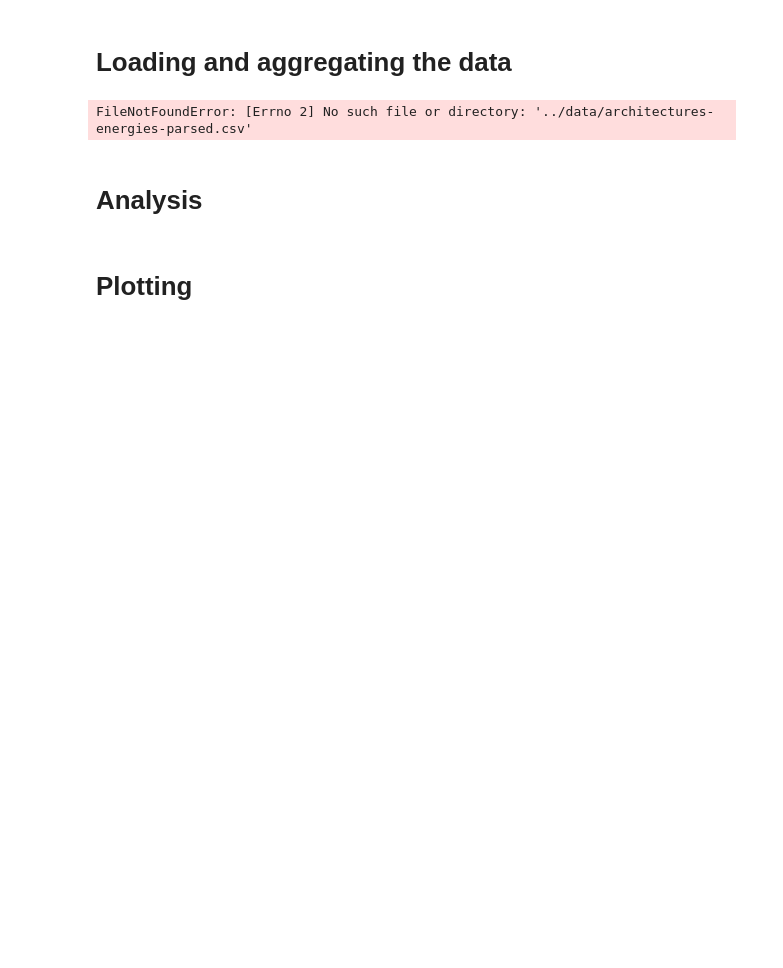
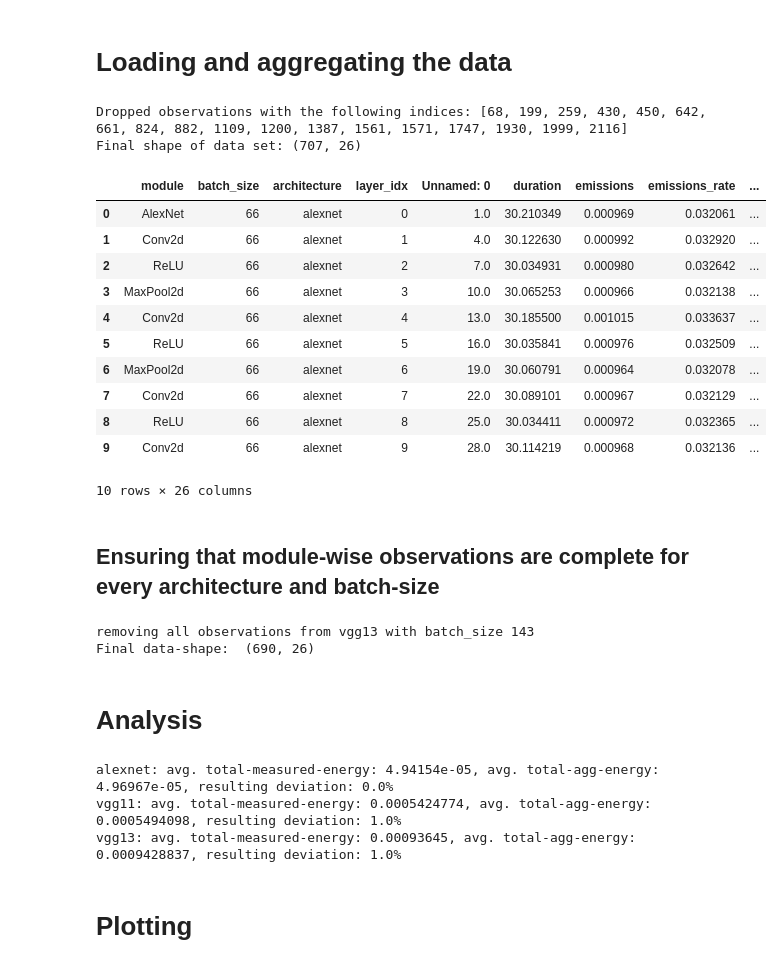
Before and after one commit to JohannesGetzner/dl-energy-estimator, a Jupyter notebook: experiments/module-wise-energy-analysis.ipynb, the cells around one changed output. Saved outputs shown, nothing was run; the diff lists cells and outputs as text; code cells hidden in the pictures; blank space fills up the shorter version.

```diff
--- a/experiments/module-wise-energy-analysis.ipynb
+++ b/experiments/module-wise-energy-analysis.ipynb
@@ -12,11 +26,45 @@ from utils.data_utils import preprocess_and_normalize_energy_data
 # %% [markdown]
 # Loading and aggregating the data
 # %%
-df_unnormalized = pd.read_csv('../data/architectures-energies-parsed.csv')
-df = preprocess_and_normalize_energy_data(df_unnormalized,['module','batch_size','architecture','layer_idx'], aggregate=True)
-df.head()
+df_unnormalized = pd.read_csv('../data/architectures-energies-2-parsed.csv')
+df = preprocess_and_normalize_energy_data(
+    df_unnormalized,
+    ['module','batch_size','architecture','layer_idx'],
+    aggregate=True,
+    slurm_log_info=('../data/slurm-7520393.out','architectures'),
+    num_repeat_config=3
+)
+df.head(n=10)
 # %% [output]
-FileNotFoundError: [Errno 2] No such file or directory: '../data/architectures-energies-parsed.csv'
+Dropped observations with the following indices: [68, 199, 259, 430, 450, 642, 661, 824, 882, 1109, 1200, 1387, 1561, 1571, 1747, 1930, 1999, 2116]
+Final shape of data set: (707, 26)
+|  | module | batch_size | architecture | layer_idx | Unnamed: 0 | duration | emissions | emissions_rate | ... |
+| 0 | AlexNet | 66 | alexnet | 0 | 1.0 | 30.210349 | 0.000969 | 0.032061 | ... |
+| 1 | Conv2d | 66 | alexnet | 1 | 4.0 | 30.122630 | 0.000992 | 0.032920 | ... |
+| 2 | ReLU | 66 | alexnet | 2 | 7.0 | 30.034931 | 0.000980 | 0.032642 | ... |
+| 3 | MaxPool2d | 66 | alexnet | 3 | 10.0 | 30.065253 | 0.000966 | 0.032138 | ... |
+| 4 | Conv2d | 66 | alexnet | 4 | 13.0 | 30.185500 | 0.001015 | 0.033637 | ... |
+| 5 | ReLU | 66 | alexnet | 5 | 16.0 | 30.035841 | 0.000976 | 0.032509 | ... |
+| 6 | MaxPool2d | 66 | alexnet | 6 | 19.0 | 30.060791 | 0.000964 | 0.032078 | ... |
+| 7 | Conv2d | 66 | alexnet | 7 | 22.0 | 30.089101 | 0.000967 | 0.032129 | ... |
+| 8 | ReLU | 66 | alexnet | 8 | 25.0 | 30.034411 | 0.000972 | 0.032365 | ... |
+| 9 | Conv2d | 66 | alexnet | 9 | 28.0 | 30.114219 | 0.000968 | 0.032136 | ... |
+10 rows × 26 columns
+# %% [markdown]
+## Ensuring that module-wise observations are complete for every architecture and batch-size
+# %%
+for a in df.architecture.unique():
+    sub = df.loc[df.architecture == a]
+    num_modules_a = len(get_modules_from_architecture(architectures_dict[a]))
+    for b in sub.batch_size.unique():
+        sub_b = sub.loc[sub.batch_size == b]
+        if num_modules_a+1 - len(sub_b) != 0:
+            print(f"removing all observations from {a} with batch_size {b}")
+            df = df.drop(index=sub_b.index)
+print("Final data-shape: ", df.shape)
+# %% [output]
+removing all observations from vgg13 with batch_size 143
+Final data-shape:  (690, 26)
 # %% [markdown]
 # Analysis
 # %%
@@ -44,7 +92,11 @@ for a in df.architecture.unique():
         total_agg_energies.append(total_agg_energy)
         total_measured_energies.append(total_measured_energy)
     # print avg energies; compare energy when running the full architecture vs summing the energy over the individual modules
-    print(f"{a}: avg. total-measured-energy: {np.round(np.mean(total_measured_energies),10)}, avg. total-agg-energy: {np.round(np.mean(total_agg_energies),10)}, resulting deviation: {np.round(np.mean([(b - a) / b for a, b in zip(total_measured_energies, total_agg_energies)]),2)*100}%")
+    print(f"{a}: avg. total-measured-energy: {np.round(np.mean(total_measured_energies),10)}, avg. total-agg-energy: {np.round(np.mean(total_agg_energies),10)}, resulting deviation: {abs(np.round(np.mean([(b - a) / b for a, b in zip(total_measured_energies, total_agg_energies)]),2)*100)}%")
+# %% [output]
+alexnet: avg. total-measured-energy: 4.94154e-05, avg. total-agg-energy: 4.96967e-05, resulting deviation: 0.0%
+vgg11: avg. total-measured-energy: 0.0005424774, avg. total-agg-energy: 0.0005494098, resulting deviation: 1.0%
+vgg13: avg. total-measured-energy: 0.00093645, avg. total-agg-energy: 0.0009428837, resulting deviation: 1.0%
 # %% [markdown]
 # Plotting
 # %%
```
Also changed, not shown: parts of 4 cells of this notebook.
